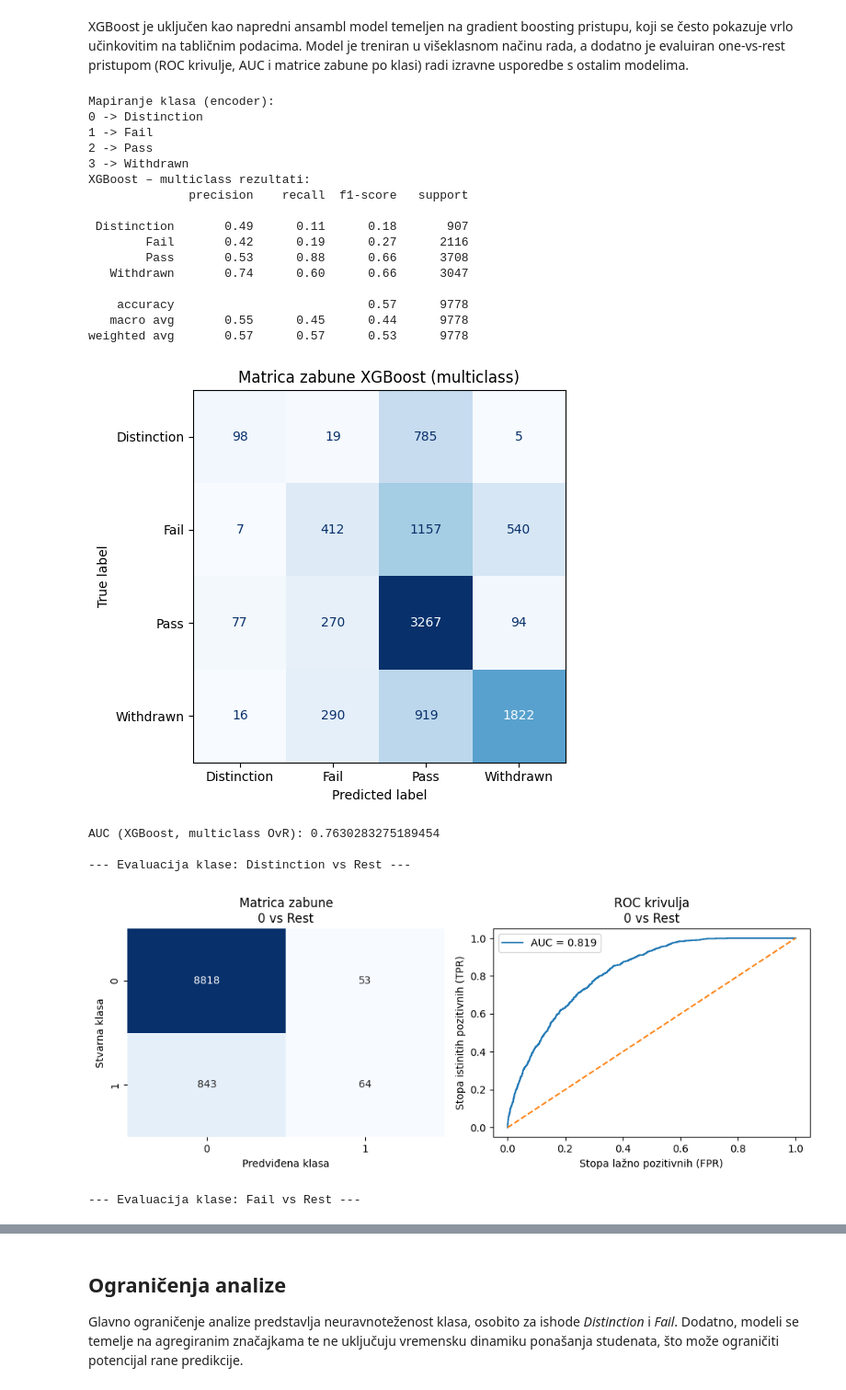
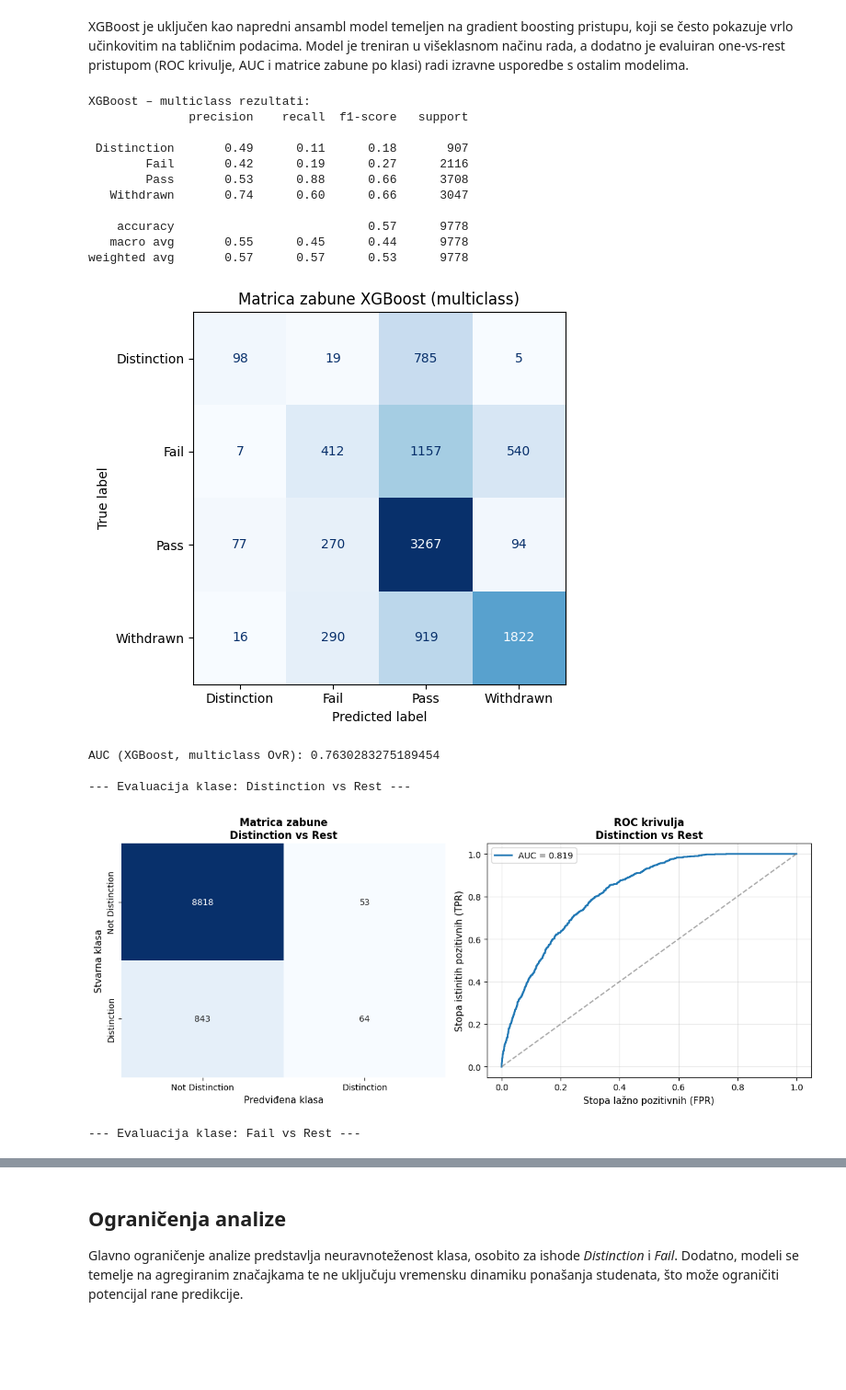
Before and after one commit to KLucan/uzop-projekt, a Jupyter notebook: projekt_3.ipynb, the cells around one changed output, grey strips where cells are left out. Shown at 92% size. Saved outputs shown, nothing was run; the diff lists cells and outputs as text; code cells hidden in the pictures; blank space fills up the shorter version.

Commit message:
Još labela, tablica za zaključak

```diff
--- a/projekt_3.ipynb
+++ b/projekt_3.ipynb
@@ -332,7 +332,7 @@ def bart_ovr_one_class_new(
     positive_class,
     n_trees=50,
     n_burn=200,
-    n_samples=200,
+    n_samples=100,
     threshold=0.5
 ):
     y_train_bin = (y_train == positive_class).astype(int)
@@ -381,7 +381,7 @@ def bart_ovr_one_class_new(
         zero_division=0
     ))
 
-    # ===== DEFINIRAJ LABELE I MATRICA ZABUNE =====
+    # matrica zabune
     class_labels = [0, 1]  # 0 = Not positive_class, 1 = positive_class
     label_names = [f"Not {positive_class}", positive_class]
 
@@ -399,7 +399,6 @@ def bart_ovr_one_class_new(
         fpr, tpr, _ = roc_curve(y_test_bin_clean, y_score_clean)
         fig, axes = plt.subplots(1, 2, figsize=(12, 5))
 
-        # ===== MATRICA ZABUNE S SEABORN =====
         sns.heatmap(
             cm,
             annot=True,
@@ -418,7 +417,7 @@ def bart_ovr_one_class_new(
             fontweight='bold'
         )
 
-        # ===== ROC KRIVULJA =====
+        # ROC
         axes[1].plot(fpr, tpr, label=f"AUC = {auc_val:.3f}", linewidth=2)
         axes[1].plot([0, 1], [0, 1], linestyle="--", color='gray', alpha=0.7)
         axes[1].set_xlabel("Stopa lažno pozitivnih (FPR)", fontsize=11)
@@ -758,10 +782,6 @@ le = LabelEncoder()
 
 y_train_enc = le.fit_transform(y_train)
 y_test_enc  = le.transform(y_test)
-
-print("Mapiranje klasa (encoder):")
-for i, cls in enumerate(le.classes_):
-    print(f"{i} -> {cls}")
 
 
 xgb_pipeline = Pipeline([
@@ -800,40 +820,36 @@ print(classification_report(
 cm_xgb = confusion_matrix(y_test_enc, y_pred_xgb)
 disp = ConfusionMatrixDisplay(confusion_matrix=cm_xgb, display_labels=le.classes_)
 fig, ax = plt.subplots(figsize=(6, 5))
 disp.plot(ax=ax, cmap="Blues", values_format="d", colorbar=False)
 ax.set_title("Matrica zabune XGBoost (multiclass)")
 plt.tight_layout()
 plt.show()
 
 # AUC multiclass (OvR)
 auc_xgb = roc_auc_score(y_test_enc, y_proba_xgb, multi_class="ovr")
 print("AUC (XGBoost, multiclass OvR):", auc_xgb)
 
 classes_to_check_enc = list(range(len(le.classes_)))
 
-for c in classes_to_check_enc:
-    print(f"\n--- Evaluacija klase: {le.inverse_transform([c])[0]} vs Rest ---")
-    evaluate_ovr(xgb_pipeline, X_test, y_test_enc, c)
+for c in range(len(le.classes_)):
+    class_name = le.inverse_transform([c])[0]
+    print(f"\n--- Evaluacija klase: {class_name} vs Rest ---")
+    evaluate_ovr(xgb_pipeline, X_test, y_test_enc, c, label_encoder=le)
 # %% [output]
-Mapiranje klasa (encoder):
-0 -> Distinction
-1 -> Fail
-2 -> Pass
-3 -> Withdrawn
 XGBoost – multiclass rezultati:
               precision    recall  f1-score   support
 
  Distinction       0.49      0.11      0.18       907
         Fail       0.42      0.19      0.27      2116
         Pass       0.53      0.88      0.66      3708
    Withdrawn       0.74      0.60      0.66      3047
 
     accuracy                           0.57      9778
    macro avg       0.55      0.45      0.44      9778
 weighted avg       0.57      0.57      0.53      9778
 [figure]
 AUC (XGBoost, multiclass OvR): 0.7630283275189454
 
 --- Evaluacija klase: Distinction vs Rest ---
-[figure, old version]
+[figure, new version]
 --- Evaluacija klase: Fail vs Rest ---
```
Also changed, not shown: parts of 8 cells of this notebook.
